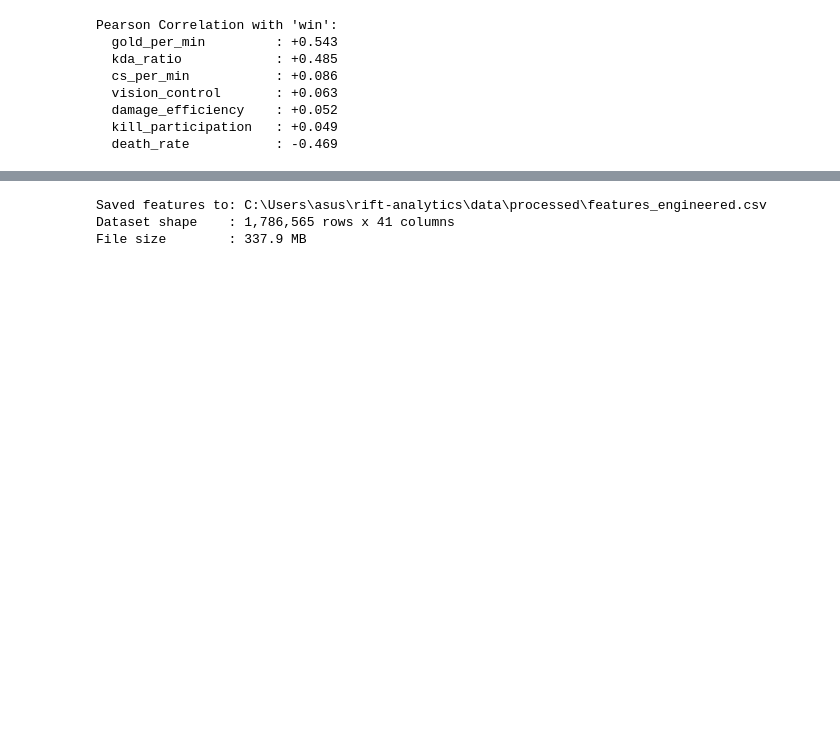
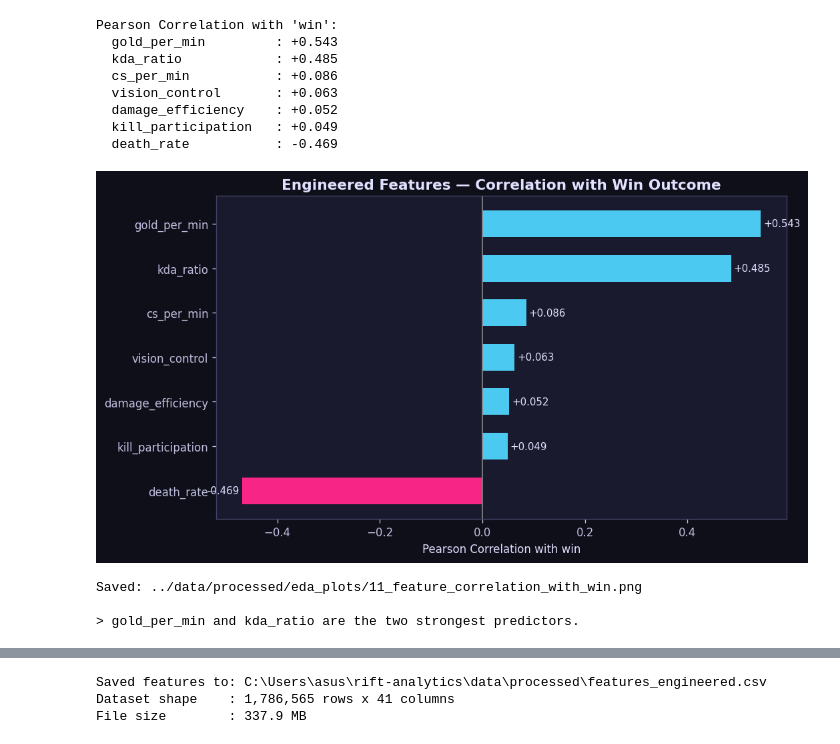
Before and after one commit to afrit-med-rayan/rift-analytics, a Jupyter notebook: notebooks/03_feature_engineering.ipynb, the cells around one changed output, grey strips where cells are left out. Drawn from its saved outputs; the diff is of its cells as text; code cells hidden in the pictures; blank space fills up the shorter version.

```diff
--- a/notebooks/03_feature_engineering.ipynb
+++ b/notebooks/03_feature_engineering.ipynb
@@ -212,3 +333,32 @@ Pearson Correlation with 'win':
   damage_efficiency    : +0.052
   kill_participation   : +0.049
   death_rate           : -0.469
+# %%
+# Bar chart of feature correlations with win
+# (reuse the style and save_fig already defined in dist_plot cell)
+import numpy as np
+
+corr_df = corr_win.drop('win').sort_values()
+colors = [WIN_COL if v > 0 else LOSS_COL for v in corr_df.values]
+
+fig, ax = plt.subplots(figsize=(9, 5))
+bars = ax.barh(corr_df.index, corr_df.values, color=colors, edgecolor='none', height=0.6)
+ax.axvline(0, color='#888', linewidth=1)
+ax.set_xlabel('Pearson Correlation with win')
+ax.set_title('Engineered Features — Correlation with Win Outcome',
+             fontsize=13, fontweight='bold')
+
+for bar, val in zip(bars, corr_df.values):
+    x_offset = 0.005 if val >= 0 else -0.005
+    ha = 'left' if val >= 0 else 'right'
+    ax.text(val + x_offset, bar.get_y() + bar.get_height()/2,
+            f'{val:+.3f}', va='center', ha=ha, fontsize=9, color='#e0e0ff')
+
+plt.tight_layout()
+save_fig('11_feature_correlation_with_win')
+print('\n> gold_per_min and kda_ratio are the two strongest predictors.')
+# %% [output]
+[figure, added]
+Saved: ../data/processed/eda_plots/11_feature_correlation_with_win.png
+
+> gold_per_min and kda_ratio are the two strongest predictors.
```
Also changed, not shown: parts of 7 cells of this notebook, 2 other files.
